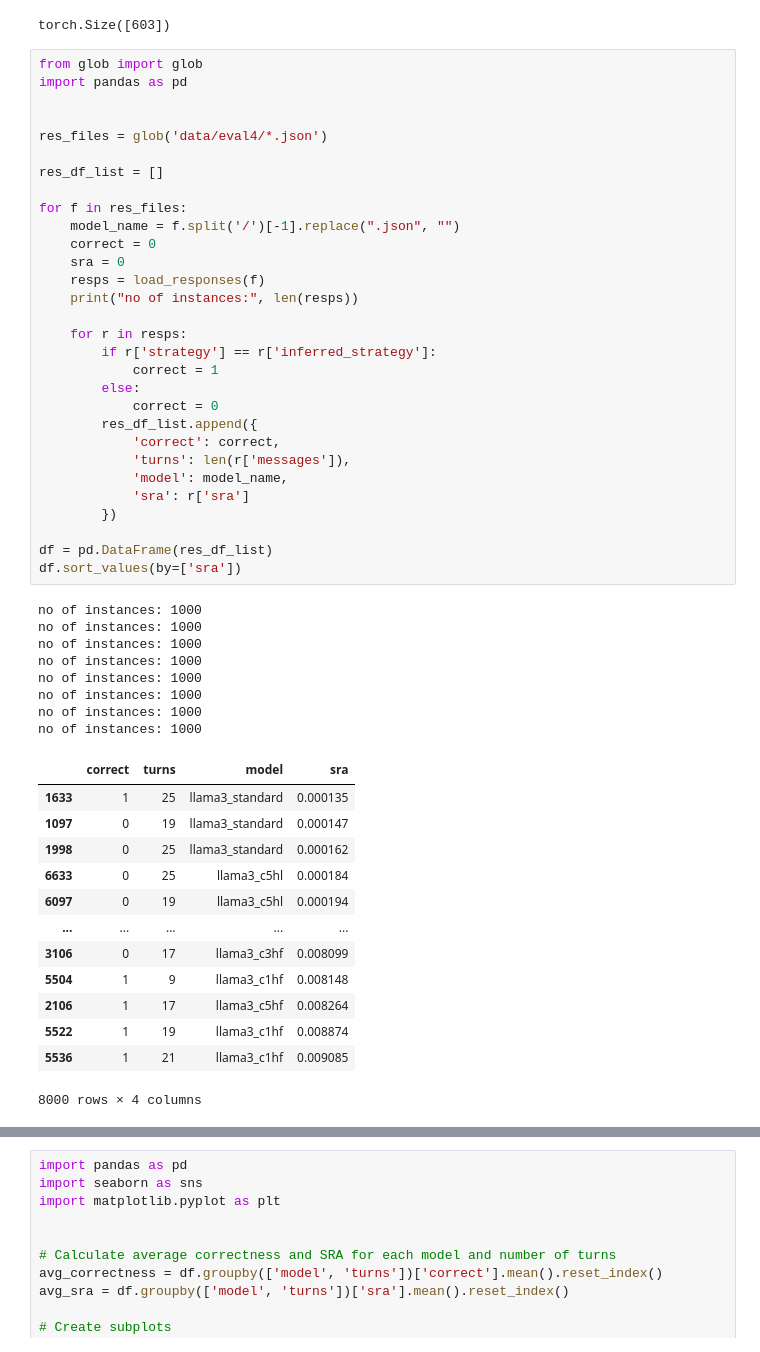
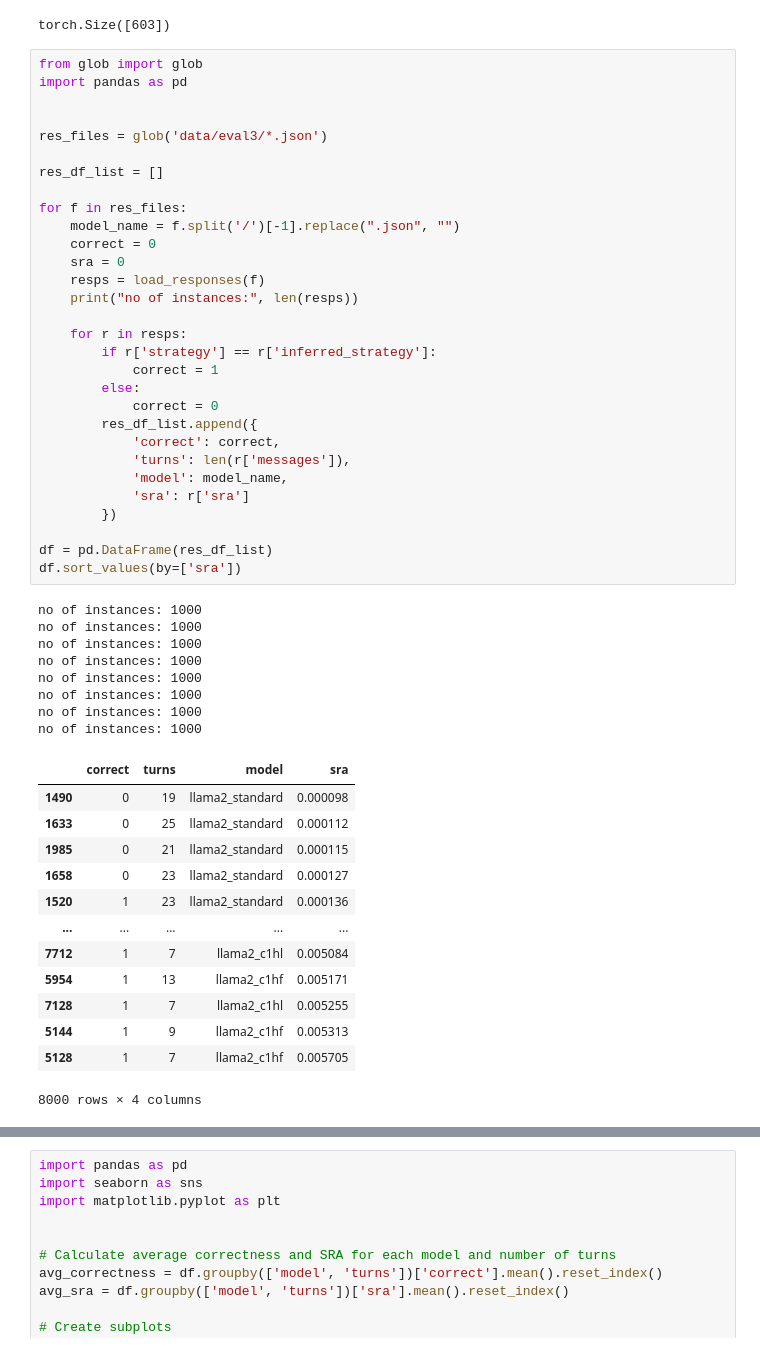
Before and after one commit to navidmdn/ESConv-SRA, a Jupyter notebook: training/evaluation.ipynb, the cells around one changed output, grey strips where cells are left out. Cells and saved outputs as stored; diff of their text form.

```diff
--- a/training/evaluation.ipynb
+++ b/training/evaluation.ipynb
@@ -93,7 +93,7 @@ from glob import glob
 import pandas as pd
 
 
-res_files = glob('data/eval4/*.json')
+res_files = glob('data/eval3/*.json')
 
 res_df_list = []
 
@@ -101,42 +101,42 @@ for f in res_files:
     model_name = f.split('/')[-1].replace(".json", "")
     correct = 0
     sra = 0
     resps = load_responses(f)
     print("no of instances:", len(resps))
 
     for r in resps:
         if r['strategy'] == r['inferred_strategy']:
             correct = 1
         else:
             correct = 0
         res_df_list.append({
             'correct': correct,
             'turns': len(r['messages']),
             'model': model_name,
             'sra': r['sra']
         })
 
 df = pd.DataFrame(res_df_list)
 df.sort_values(by=['sra'])
 # %% [output]
 no of instances: 1000
 no of instances: 1000
 no of instances: 1000
 no of instances: 1000
 no of instances: 1000
 no of instances: 1000
 no of instances: 1000
 no of instances: 1000
 |  | correct | turns | model | sra |
-| 1633 | 1 | 25 | llama3_standard | 0.000135 |
-| 1097 | 0 | 19 | llama3_standard | 0.000147 |
-| 1998 | 0 | 25 | llama3_standard | 0.000162 |
-| 6633 | 0 | 25 | llama3_c5hl | 0.000184 |
-| 6097 | 0 | 19 | llama3_c5hl | 0.000194 |
+| 1490 | 0 | 19 | llama2_standard | 0.000098 |
+| 1633 | 0 | 25 | llama2_standard | 0.000112 |
+| 1985 | 0 | 21 | llama2_standard | 0.000115 |
+| 1658 | 0 | 23 | llama2_standard | 0.000127 |
+| 1520 | 1 | 23 | llama2_standard | 0.000136 |
 | ... | ... | ... | ... | ... |
-| 3106 | 0 | 17 | llama3_c3hf | 0.008099 |
-| 5504 | 1 | 9 | llama3_c1hf | 0.008148 |
-| 2106 | 1 | 17 | llama3_c5hf | 0.008264 |
-| 5522 | 1 | 19 | llama3_c1hf | 0.008874 |
-| 5536 | 1 | 21 | llama3_c1hf | 0.009085 |
+| 7712 | 1 | 7 | llama2_c1hl | 0.005084 |
+| 5954 | 1 | 13 | llama2_c1hf | 0.005171 |
+| 7128 | 1 | 7 | llama2_c1hl | 0.005255 |
+| 5144 | 1 | 9 | llama2_c1hf | 0.005313 |
+| 5128 | 1 | 7 | llama2_c1hf | 0.005705 |
 8000 rows × 4 columns
```
Also changed, not shown: parts of 4 cells of this notebook, 2 other files.
